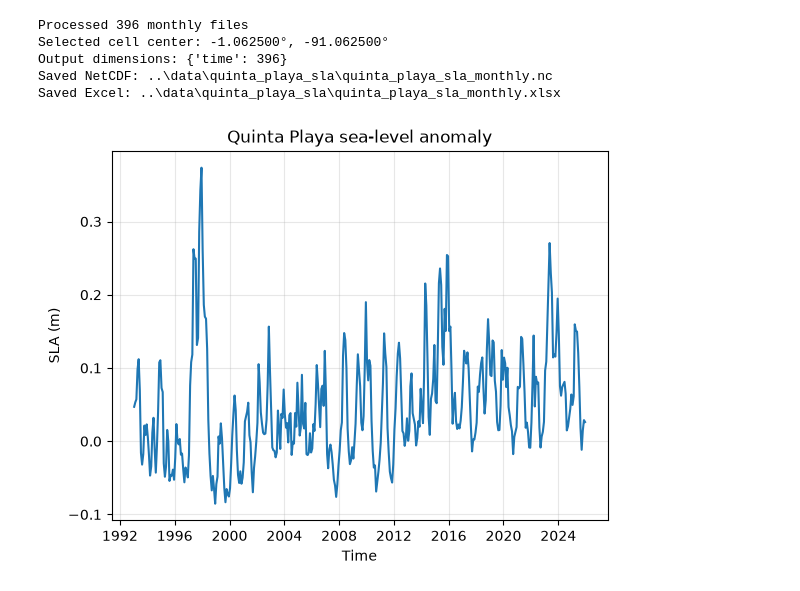
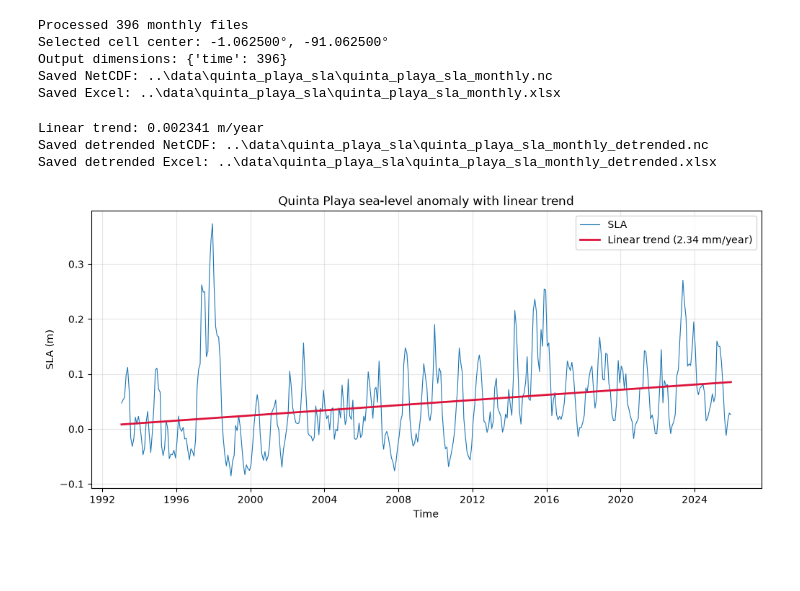
Before and after one commit to mdelemosschaper/quintaplaya, a Jupyter notebook: notebooks/laszlo_SLA_ElNino.ipynb, the cells around one changed output. Drawn from its saved outputs; the diff is of its cells as text; code cells hidden in the pictures; blank space fills up the shorter version.

```diff
--- a/notebooks/laszlo_SLA_ElNino.ipynb
+++ b/notebooks/laszlo_SLA_ElNino.ipynb
@@ -200,19 +200,79 @@ Selected cell center: -1.062500°, -91.062500°
 Output dimensions: {'time': 396}
 Saved NetCDF: ..\data\quinta_playa_sla\quinta_playa_sla_monthly.nc
 Saved Excel: ..\data\quinta_playa_sla\quinta_playa_sla_monthly.xlsx
+# %%
+import numpy as np
+import pandas as pd
+import xarray as xr
+
+DETREND_NETCDF_FILE = OUTPUT_DIR / "quinta_playa_sla_monthly_detrended.nc"
+DETREND_EXCEL_FILE = OUTPUT_DIR / "quinta_playa_sla_monthly_detrended.xlsx"
+
+with xr.open_dataset(NETCDF_FILE) as dataset:
+    sla = dataset["sla"].load()
+
+    month_number = np.arange(sla.sizes["time"], dtype=float)
+    values = sla.values.astype(float)
+    valid = np.isfinite(values)
+
+    if valid.sum() < 2:
+        raise ValueError("At least two valid SLA values are required to fit a trend")
+
+    slope, intercept = np.polyfit(month_number[valid], values[valid], 1)
+    trend = xr.DataArray(
+        intercept + slope * month_number,
+        dims="time",
+        coords={"time": sla["time"]},
+    )
+    detrended_sla = (sla - trend).rename("sla_detrended")
+    detrended_sla.attrs.update(sla.attrs)
+    detrended_sla.attrs["long_name"] = "Detrended sea-level anomaly"
+    detrended_sla.attrs["detrending"] = "Linear least-squares trend removed"
+    detrended_sla.attrs["linear_trend_m_per_year"] = float(slope * 12)
+
+    detrended_dataset = detrended_sla.to_dataset()
+    detrended_dataset.to_netcdf(DETREND_NETCDF_FILE)
+
+    table = detrended_dataset.to_dataframe().reset_index()
+    table.to_excel(DETREND_EXCEL_FILE, index=False, sheet_name="SLA detrended")
+
+print(f"Linear trend: {slope * 12:.6f} m/year")
+print(f"Saved detrended NetCDF: {DETREND_NETCDF_FILE}")
+print(f"Saved detrended Excel: {DETREND_EXCEL_FILE}")
+# %% [output]
+Linear trend: 0.002341 m/year
+Saved detrended NetCDF: ..\data\quinta_playa_sla\quinta_playa_sla_monthly_detrended.nc
+Saved detrended Excel: ..\data\quinta_playa_sla\quinta_playa_sla_monthly_detrended.xlsx
 # %%
 import matplotlib.pyplot as plt
+import numpy as np
 import xarray as xr
 
 with xr.open_dataset(NETCDF_FILE) as dataset:
-    dataset["sla"].plot(marker="")
-    plt.xlabel("Time")
-    plt.ylabel("SLA (m)")
-    plt.title("Quinta Playa sea-level anomaly")
-    plt.grid(True, alpha=0.3)
+    sla = dataset["sla"]
+    month_number = np.arange(sla.sizes["time"], dtype=float)
+    values = sla.values.astype(float)
+    valid = np.isfinite(values)
+    slope, intercept = np.polyfit(month_number[valid], values[valid], 1)
+    trend = intercept + slope * month_number
+
+    figure, axis = plt.subplots(figsize=(12, 5))
+    axis.plot(sla["time"], sla, linewidth=0.8, label="SLA")
+    axis.plot(
+        sla["time"],
+        trend,
+        color="crimson",
+        linewidth=2,
+        label=f"Linear trend ({slope * 12 * 1000:.2f} mm/year)",
+    )
+    axis.set_xlabel("Time")
+    axis.set_ylabel("SLA (m)")
+    axis.set_title("Quinta Playa sea-level anomaly with linear trend")
+    axis.grid(True, alpha=0.3)
+    axis.legend()
     plt.show()
 # %% [output]
-[figure, old version]
+[figure, new version]
 # %%
 from pathlib import Path
 
```
Also changed, not shown: parts of 2 cells of this notebook, 5 other files.
